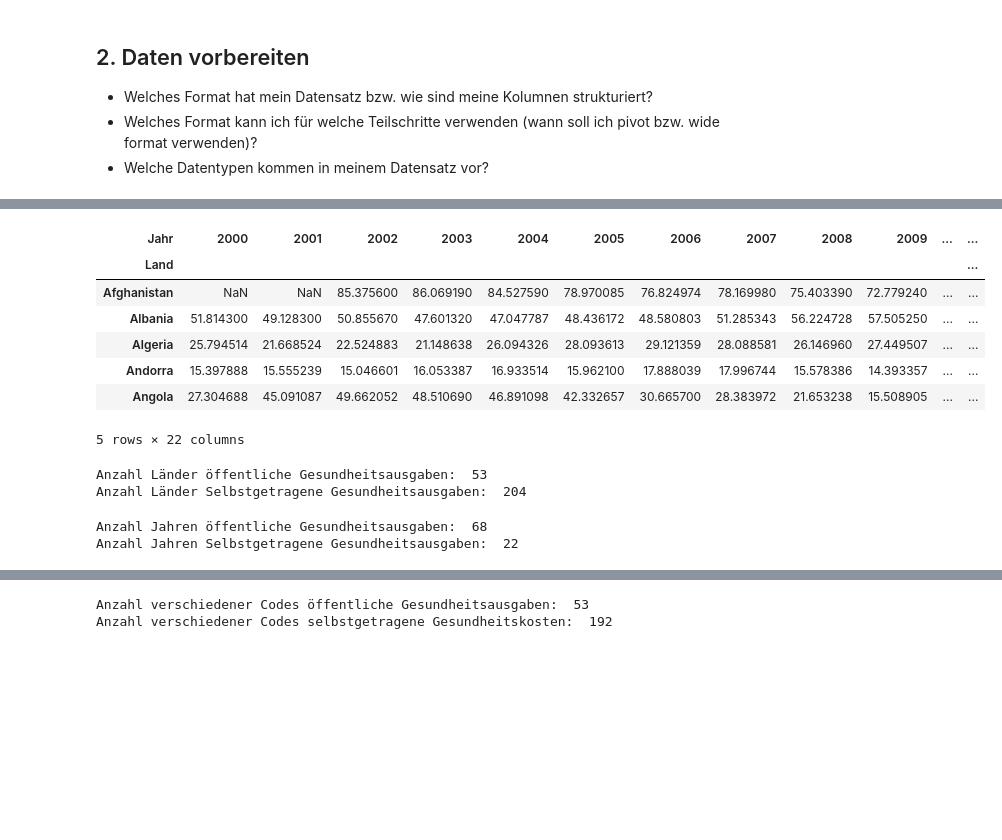
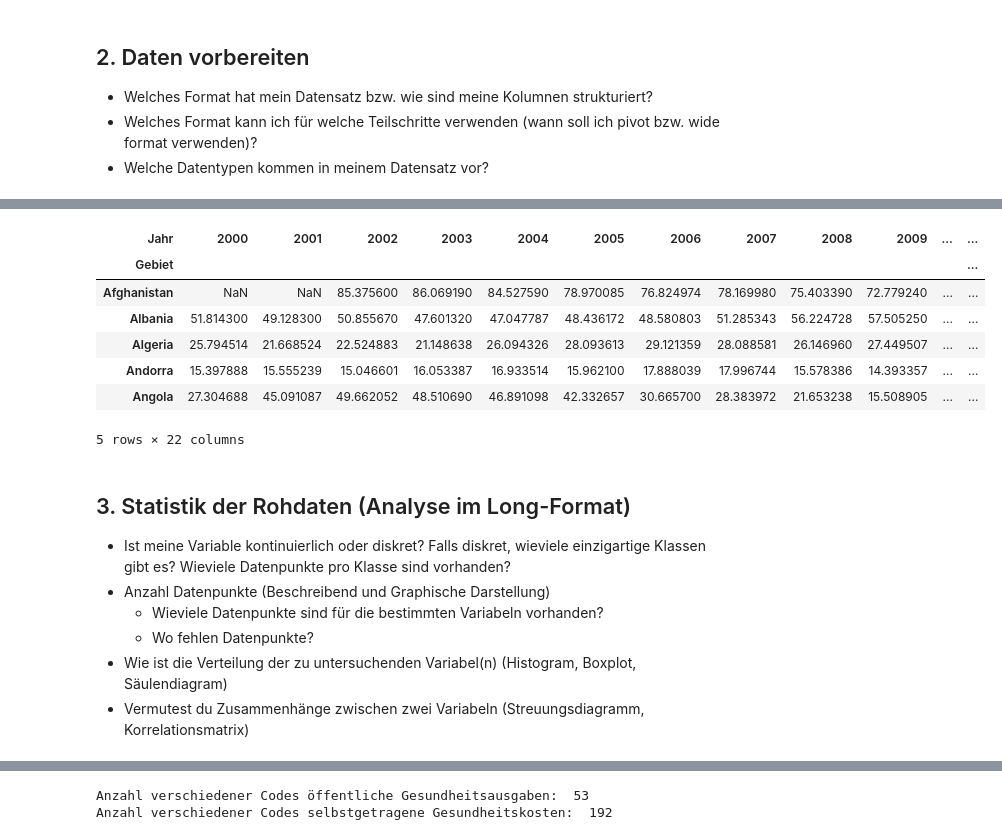
Before and after one commit to cossllea/BMLD1-LN2-Python, a Jupyter notebook: Grundgerüst_Leistungsnachweis.ipynb, the cells around one changed output, grey strips where cells are left out. Drawn from its saved outputs; the diff is of its cells as text; code cells hidden in the pictures; blank space fills up the shorter version.

```diff
--- a/Grundgerüst_Leistungsnachweis.ipynb
+++ b/Grundgerüst_Leistungsnachweis.ipynb
@@ -45,7 +46,8 @@ df1.head()
 | 3 | Albania | ALB | 2013 | 2.605 |
 | 4 | Albania | ALB | 2014 | 2.617 |
 # %%
+# Datenset 2: Selbstgetragene Gesundheitskosten importieren
 df2 = pd.read_csv("share-of-out-of-pocket-expenditure-on-healthcare.csv", skiprows=1,
-                 names=["Land", "Code2", "Jahr", "Selbstgetragene Gesundheitsausgaben"])
+                 names=["Gebiet", "Code2", "Jahr", "Selbstgetragene Gesundheitsausgaben"])
 df2.head()
 # %% [output]
@@ -73,39 +76,26 @@ df1_pivot.head()
 | Belgium | 0.06 | 0.11 | 0.12 | 0.18 | 0.21 | 0.09 | 1.683308 | 1.707128 | 1.730949 | 1.850051 | ... | ... |
 5 rows × 68 columns
 # %%
-df2_pivot = df2.pivot(index="Land", columns="Jahr", values="Selbstgetragene Gesundheitsausgaben")
+#Vorbereitung Datenset 2: Selbstgetragene Gesundheitsausgaben
+df2_pivot = df2.pivot(index="Gebiet", columns="Jahr", values="Selbstgetragene Gesundheitsausgaben")
 df2_pivot.head()
 # %% [output]
 | Jahr | 2000 | 2001 | 2002 | 2003 | 2004 | 2005 | 2006 | 2007 | 2008 | 2009 | ... | ... |
-| Land |  |  |  |  |  |  |  |  |  |  |  | ... |
+| Gebiet |  |  |  |  |  |  |  |  |  |  |  | ... |
 | Afghanistan | NaN | NaN | 85.375600 | 86.069190 | 84.527590 | 78.970085 | 76.824974 | 78.169980 | 75.403390 | 72.779240 | ... | ... |
 | Albania | 51.814300 | 49.128300 | 50.855670 | 47.601320 | 47.047787 | 48.436172 | 48.580803 | 51.285343 | 56.224728 | 57.505250 | ... | ... |
 | Algeria | 25.794514 | 21.668524 | 22.524883 | 21.148638 | 26.094326 | 28.093613 | 29.121359 | 28.088581 | 26.146960 | 27.449507 | ... | ... |
 | Andorra | 15.397888 | 15.555239 | 15.046601 | 16.053387 | 16.933514 | 15.962100 | 17.888039 | 17.996744 | 15.578386 | 14.393357 | ... | ... |
 | Angola | 27.304688 | 45.091087 | 49.662052 | 48.510690 | 46.891098 | 42.332657 | 30.665700 | 28.383972 | 21.653238 | 15.508905 | ... | ... |
 5 rows × 22 columns
-# %%
-nCountries = len(df1["Land"].unique())
-
-print("Anzahl Länder öffentliche Gesundheitsausgaben: ", nCountries)
-
-nCountries = len(df2["Land"].unique())
-
-print("Anzahl Länder Selbstgetragene Gesundheitsausgaben: ", nCountries)
-# %% [output]
-Anzahl Länder öffentliche Gesundheitsausgaben:  53
-Anzahl Länder Selbstgetragene Gesundheitsausgaben:  204
-# %%
-nYears = len(df1["Jahr"].unique())
-
-print("Anzahl Jahren öffentliche Gesundheitsausgaben: ", nYears)
-
-nYears = len(df2["Jahr"].unique())
-
-print("Anzahl Jahren Selbstgetragene Gesundheitsausgaben: ", nYears)
-# %% [output]
-Anzahl Jahren öffentliche Gesundheitsausgaben:  68
-Anzahl Jahren Selbstgetragene Gesundheitsausgaben:  22
+# %% [markdown]
+## 3. Statistik der Rohdaten (Analyse im Long-Format)
+- Ist meine Variable kontinuierlich oder diskret? Falls diskret, wieviele einzigartige Klassen gibt es? Wieviele Datenpunkte pro Klasse sind vorhanden?
+- Anzahl Datenpunkte (Beschreibend und Graphische Darstellung)
+    - Wieviele Datenpunkte sind für die bestimmten Variabeln vorhanden?
+    - Wo fehlen Datenpunkte?
+- Wie ist die Verteilung der zu untersuchenden Variabel(n) (Histogram, Boxplot, Säulendiagram)
+- Vermutest du Zusammenhänge zwischen zwei Variabeln (Streuungsdiagramm, Korrelationsmatrix)
 # %%
 df1.dtypes
 # %% [output]
```
Also changed, not shown: parts of 26 cells of this notebook.
